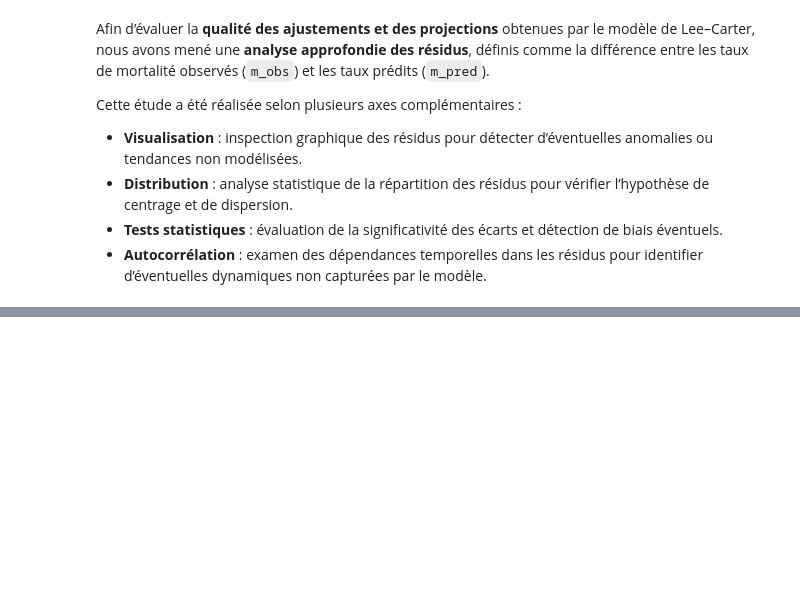
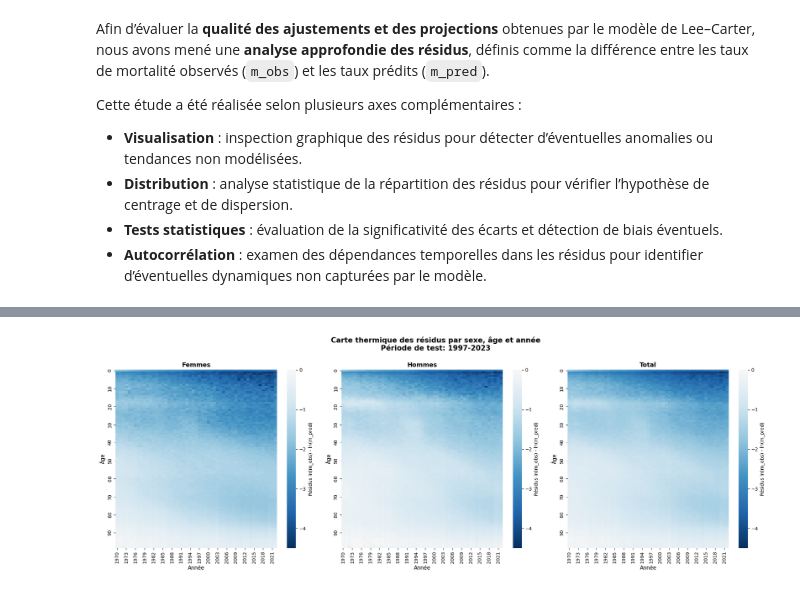
Before and after one commit to Salah10-source/Python-Project-Mortality, a Jupyter notebook: Python-Project-Mortality/notbokes/notebooks/demo.ipynb, the cells around one changed output, grey strips where cells are left out. Saved outputs shown, nothing was run; the diff lists cells and outputs as text; code cells hidden in the pictures; blank space fills up the shorter version.

```diff
--- a/Python-Project-Mortality/notbokes/notebooks/demo.ipynb
+++ b/Python-Project-Mortality/notbokes/notebooks/demo.ipynb
@@ -2450,0 +2068,41 @@ MAPE (%)   29.401   23.475   26.451
+# %%
+import matplotlib.pyplot as plt
+import seaborn as sns
+
+# Figure Carte thermique des résidus par sexe
+fig, axes = plt.subplots(1, 3, figsize=(20, 7))
+
+# On trouve le min/max commun pour la même échelle de couleur
+vmin = min(residuals_F_test.min().min(), residuals_M_test.min().min(), residuals_Tot_test.min().min())
+vmax = max(residuals_F_test.max().max(), residuals_M_test.max().max(), residuals_Tot_test.max().max())
+
+# Carte thermique Femmes
+sns.heatmap(residuals_F_test, cmap='RdBu_r', center=0, vmin=vmin, vmax=vmax,
+            cbar_kws={'label': 'Résidus ln(m_obs) - ln(m_pred)'}, ax=axes[0],
+            xticklabels=3, yticklabels=10)
+axes[0].set_xlabel('Année', fontsize=11)
+axes[0].set_ylabel('Âge', fontsize=11)
+axes[0].set_title('Femmes', fontsize=13, fontweight='bold')
+
+# Carte thermique Hommes
+sns.heatmap(residuals_M_test, cmap='RdBu_r', center=0, vmin=vmin, vmax=vmax,
+            cbar_kws={'label': 'Résidus ln(m_obs) - ln(m_pred)'}, ax=axes[1],
+            xticklabels=3, yticklabels=10)
+axes[1].set_xlabel('Année', fontsize=11)
+axes[1].set_ylabel('Âge', fontsize=11)
+axes[1].set_title('Hommes', fontsize=13, fontweight='bold')
+
+# Carte thermique Total
+sns.heatmap(residuals_Tot_test, cmap='RdBu_r', center=0, vmin=vmin, vmax=vmax,
+            cbar_kws={'label': 'Résidus ln(m_obs) - ln(m_pred)'}, ax=axes[2],
+            xticklabels=3, yticklabels=10)
+axes[2].set_xlabel('Année', fontsize=11)
+axes[2].set_ylabel('Âge', fontsize=11)
+axes[2].set_title('Total', fontsize=13, fontweight='bold')
+
+plt.suptitle('Carte thermique des résidus par sexe, âge et année\nPériode de test: 1997-2023',
+             fontsize=15, fontweight='bold', y=1.00)
+plt.tight_layout()
+plt.show()
+# %% [output]
+[figure, added]
```
Also changed, not shown: parts of 31 cells of this notebook, 2 other files.
